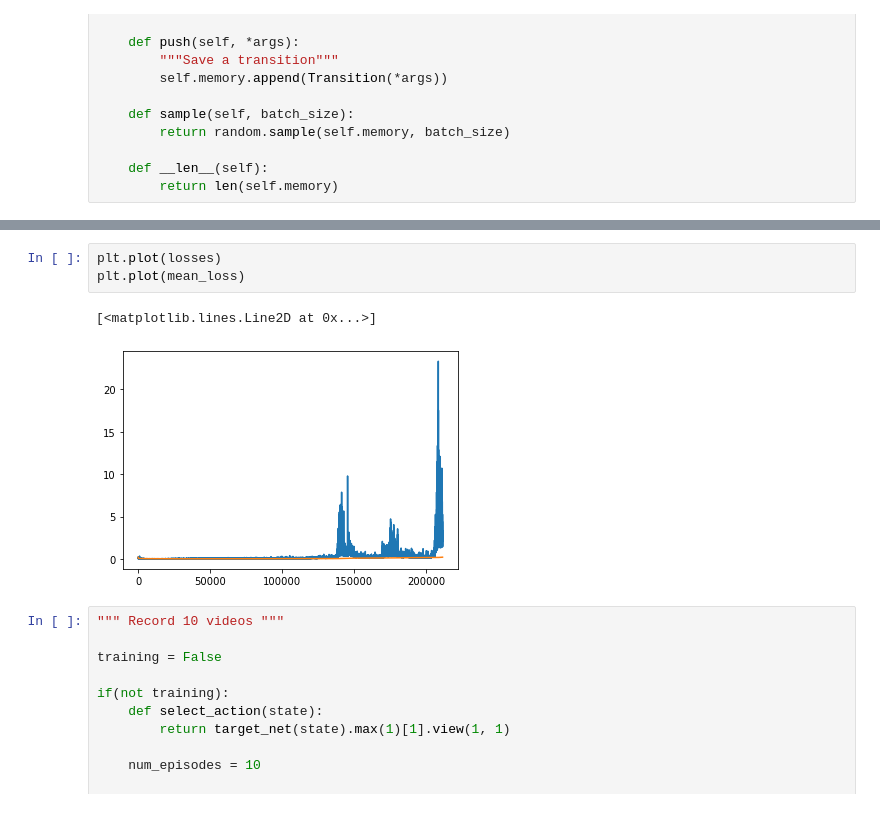
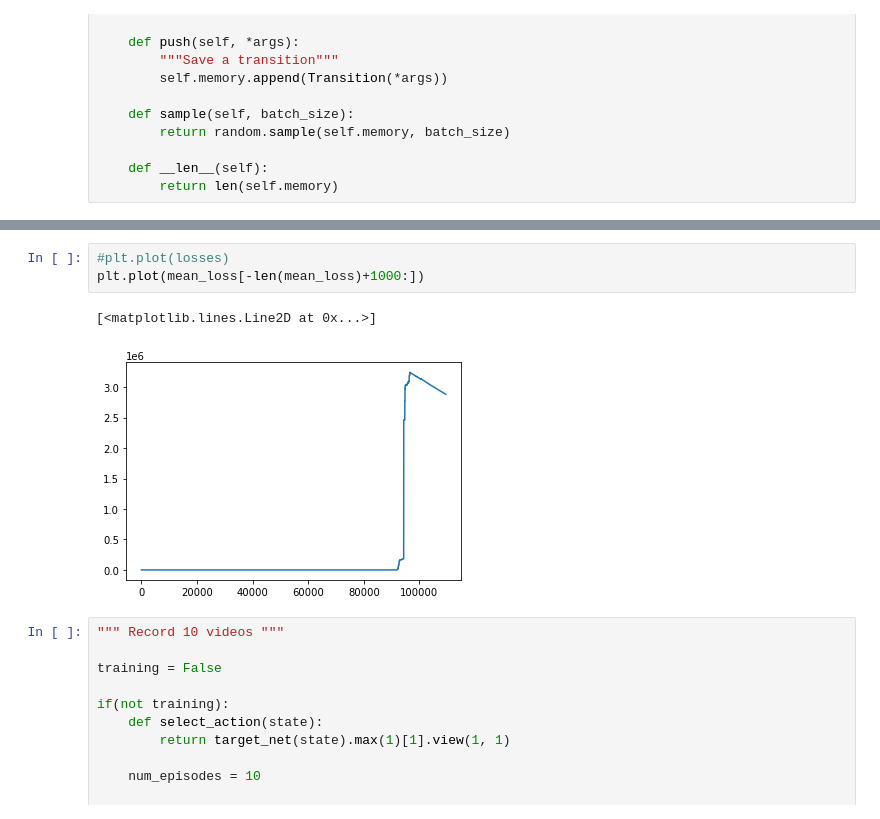
Before and after one commit to MaltheT/dl-project-grp21, a Jupyter notebook: src/snake_trainer_CNN.ipynb, the cells around one changed output, grey strips where cells are left out. Cells and saved outputs as stored; diff of their text form.

```diff
--- a/src/snake_trainer_CNN.ipynb
+++ b/src/snake_trainer_CNN.ipynb
@@ -364,10 +359,10 @@ playing episode:  5800 / 10000  mean loss =>  0.176 mean reward =>  -0.69
 KeyboardInterrupt:
 # %%
-plt.plot(losses)
-plt.plot(mean_loss)
+#plt.plot(losses)
+plt.plot(mean_loss[-len(mean_loss)+1000:])
 # %% [output]
 [<matplotlib.lines.Line2D at 0x...>]
-[figure, old version]
+[figure, new version]
 # %%
 """ Record 10 videos """
 
```
Also changed, not shown: parts of 7 cells of this notebook, 5 other files.
